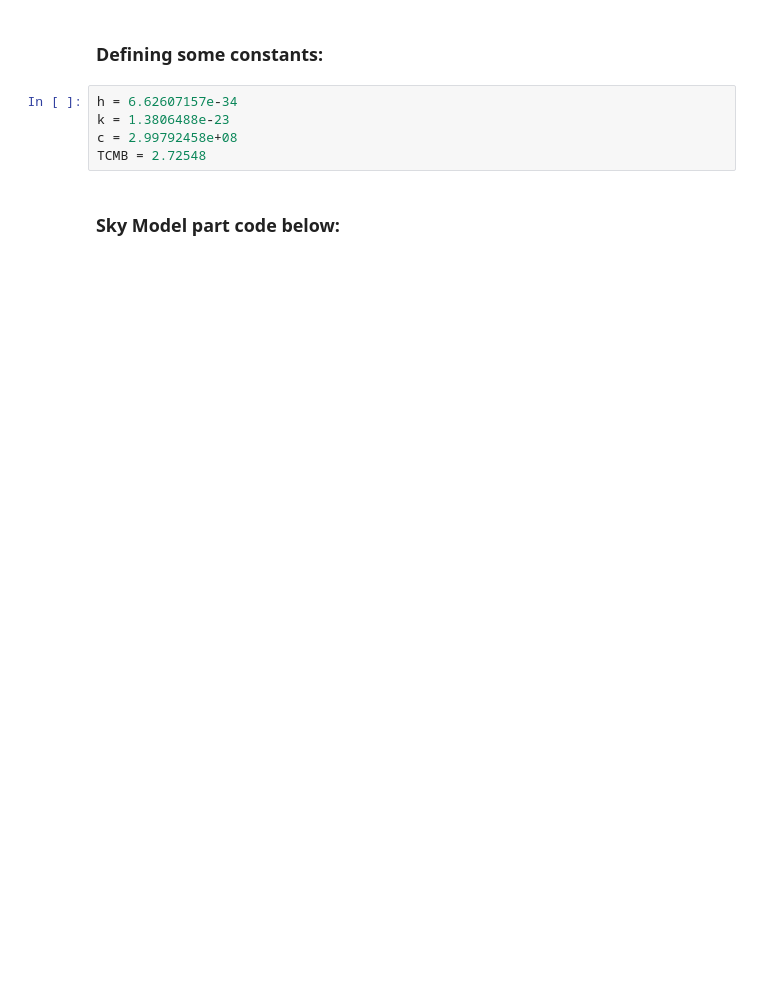
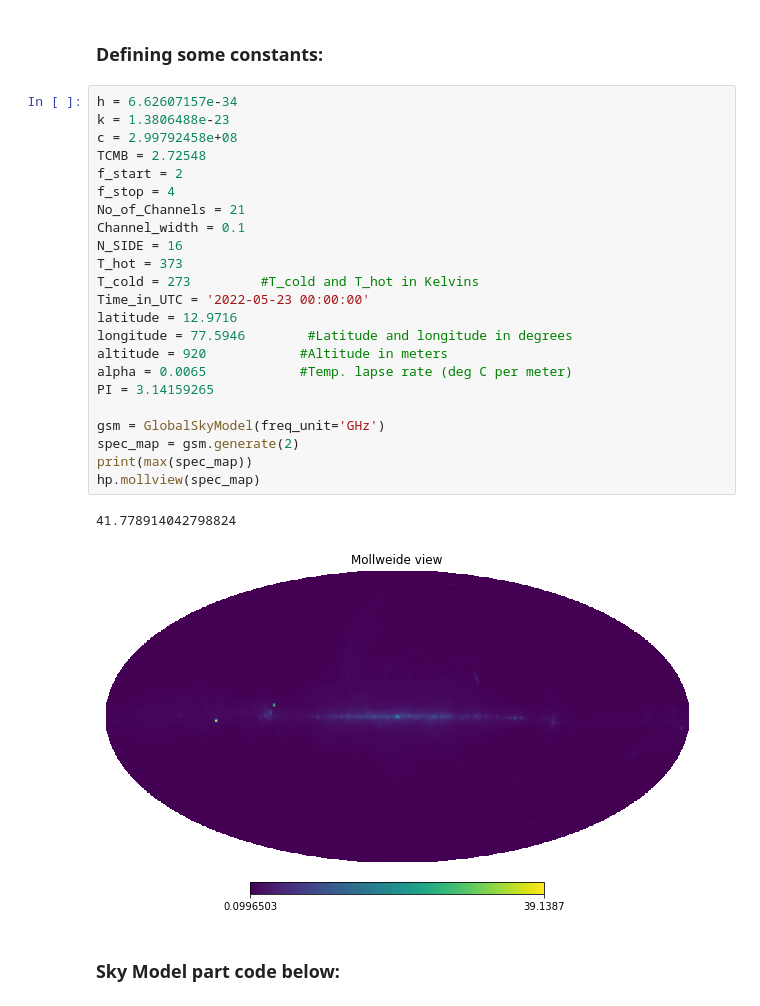
Before and after one commit to mayurisrao/APSERa, a Jupyter notebook: Sky_Simulation.ipynb, the cells around one changed output. Drawn from its saved outputs; the diff is of its cells as text; blank space fills up the shorter version.

```diff
--- a/Sky_Simulation.ipynb
+++ b/Sky_Simulation.ipynb
@@ -23,8 +25,29 @@ from scipy.interpolate import Rbf, InterpolatedUnivariateSpline
 # %%
 h = 6.62607157e-34
 k = 1.3806488e-23
 c = 2.99792458e+08
 TCMB = 2.72548
+f_start = 2
+f_stop = 4
+No_of_Channels = 21
+Channel_width = 0.1
+N_SIDE = 16
+T_hot = 373
+T_cold = 273         #T_cold and T_hot in Kelvins
+Time_in_UTC = '2022-05-23 00:00:00'
+latitude = 12.9716
+longitude = 77.5946        #Latitude and longitude in degrees
+altitude = 920            #Altitude in meters
+alpha = 0.0065            #Temp. lapse rate (deg C per meter)
+PI = 3.14159265
+
+gsm = GlobalSkyModel(freq_unit='GHz')
+spec_map = gsm.generate(2)
+print(max(spec_map))
+hp.mollview(spec_map)
+# %% [output]
+41.778914042798824
+[figure, added]
 # %% [markdown]
 ### **Sky Model part code below:**
 # %%
```
Also changed, not shown: parts of 11 cells of this notebook.
